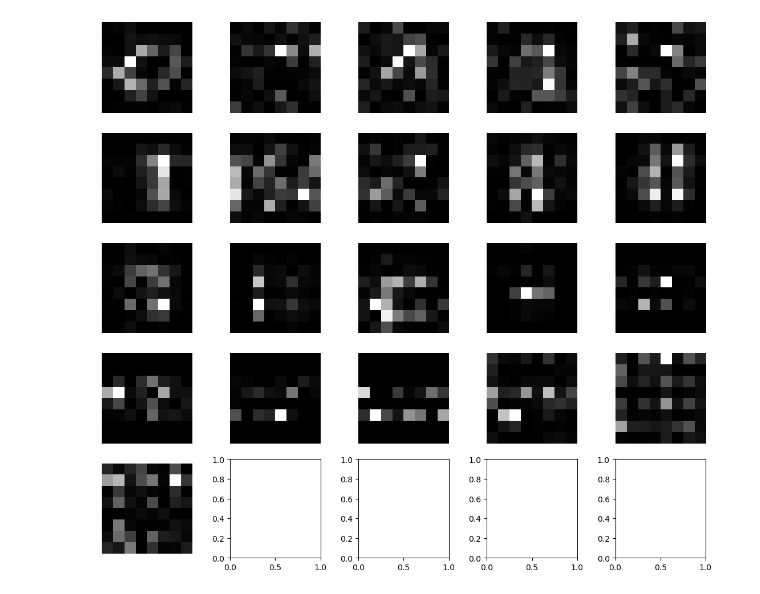
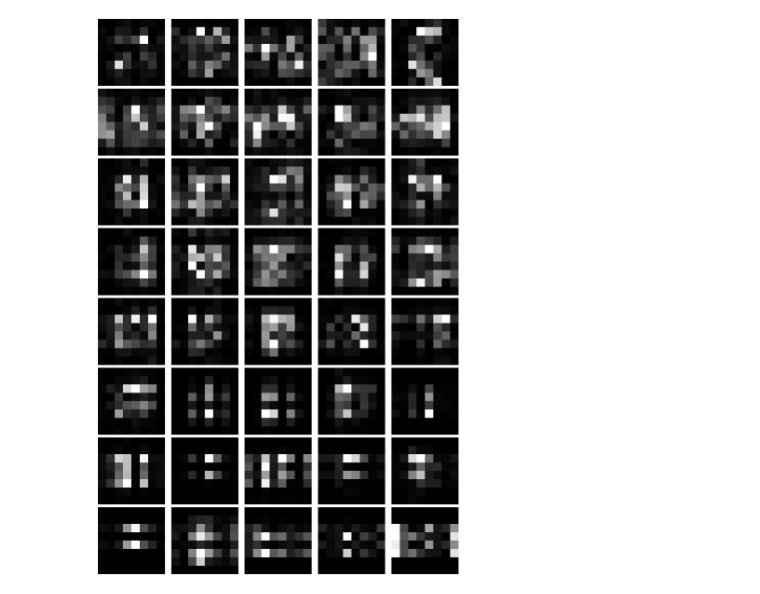
Before and after one commit to alapena/QuantGenMdl, a Jupyter notebook: visualize_denoising.ipynb, the cells around one changed output. Drawn from its saved outputs; the diff is of its cells as text; code cells hidden in the pictures.

```diff
--- a/visualize_denoising.ipynb
+++ b/visualize_denoising.ipynb
@@ -20,10 +21,10 @@ diffusion_schedule = 'linear1'
 # %%
 size = 10
-fig, axs = plt.subplots(np.int(np.ceil(n_timesteps/5)), 5, figsize=(size, size+2), sharex=True, sharey=True)
+fig, axs = plt.subplots(np.int(np.ceil(n_timesteps/5)), 5, figsize=(size, size), sharex=True, sharey=True)
 for i in range(n_timesteps):
     # if i < 11:
     #     continue
-    dir, filename = get_path(config, type='modelfinallosshist', n_data=n_data, n_pixels=n_pixels, n_qubits=n_qubits, n_ancilla_qubits=n_ancilla_qubits, n_timesteps=n_timesteps, n_backward_layers=n_backward_layers, t=i+1)
+    dir, filename = get_path(config, type='deprecatedmodelfinallosshist', n_data=n_data, n_pixels=n_pixels, n_qubits=n_qubits, n_ancilla_qubits=n_ancilla_qubits, n_timesteps=n_timesteps, n_backward_layers=n_backward_layers, t=i+1)
     loss = np.load(dir / filename)
     axs[i//5, i%5].plot(loss, lw=2)
     # axs[i//5, i%5].tick_params(direction='in', length=6, width=2, top='on', right='on', labelsize=20)
@@ -50,3 +75,25 @@ for i in range(n_timesteps):
+# %%
+# Compute the Wasserstein Distance
+wass = np.zeros(n_timesteps+1)
+for t in tqdm(range(n_timesteps+1)):
+    np.random.seed()
+    wass[t] = WassDistance(states_diffused[0], outputs[t]).detach().numpy()
+
+dir, filename = get_path(config, type='wassdistbackwardtrain', diffusion_schedule=diffusion_schedule, n_data=n_data, n_pixels=n_pixels, n_qubits=n_qubits, n_ancilla_qubits=n_ancilla_qubits, n_timesteps=n_timesteps, n_backward_layers=n_backward_layers)
+np.save(dir / filename, wass)
+
+# Now of the forward pass
+# Wasserstein distance
+dir, filename = get_path(config, type='diffusedqstates', diffusion_schedule=diffusion_schedule, n_data=n_data, n_pixels=n_pixels, n_qubits=n_qubits, n_timesteps=n_timesteps)
+diffused_states = torch.from_numpy(np.load(dir / filename))
+
+wass = np.zeros(n_timesteps+1)
+for t in tqdm(range(n_timesteps+1)):
+    np.random.seed()
+    wass[t] = WassDistance(diffused_states[0], diffused_states[t]).detach().numpy()
+
+dir, filename = get_path(config, type='wassdistforward', diffusion_schedule=diffusion_schedule, n_data=n_data, n_pixels=n_pixels, n_qubits=n_qubits, n_timesteps=n_timesteps)
+np.save(dir / filename, wass)
 # %%
 # Plot it
 
@@ -91,28 +140,32 @@ for t in range(1, n_timesteps+1):
 outputs[-1] = inputs_last_timestep
 # %%
 # Visualize the evolution of one image
-n = 3 # select a sample
+n = 9 # select a sample
 
 image_dim = int(np.sqrt(n_pixels))
-fig, axs = plt.subplots(5,5, figsize=(11,10))
+rows = 8
+cols = 5
+fig, axs = plt.subplots(rows, cols, figsize=(20,30))
 vmin, vmax = 0, 1
 images = []
 for i in tqdm(range(n_timesteps+1)):
+    if i == n_timesteps:
+        continue
     # Extract the probabilities and convert back to MNIST digits
-    state = outputs[i, n]
+    state = outputs[i, n].detach().cpu().numpy()
     probs = (state*state.conj()).real
     probs = probs[:, np.newaxis][:n_pixels]
     image = probs.reshape(image_dim, image_dim)
 
     # Rescale the probabilities to the range [0,1]
     norm = 1 / image.max()
     image = image * norm
 
     images.append(image)
 
-    axs[i//5, i%5].imshow(image, vmin=vmin, vmax=vmax, cmap='gray')
-    axs[i//5, i%5].axis('off')
+    axs[i//cols, i%cols].imshow(image, vmin=vmin, vmax=vmax, cmap='gray')
+    axs[i//cols, i%cols].axis('off')
 
 plt.tight_layout()
 # %% [output]
-[figure, old version]
+[figure, new version]
```
Also changed, not shown: parts of 6 cells of this notebook, 8 other files.
